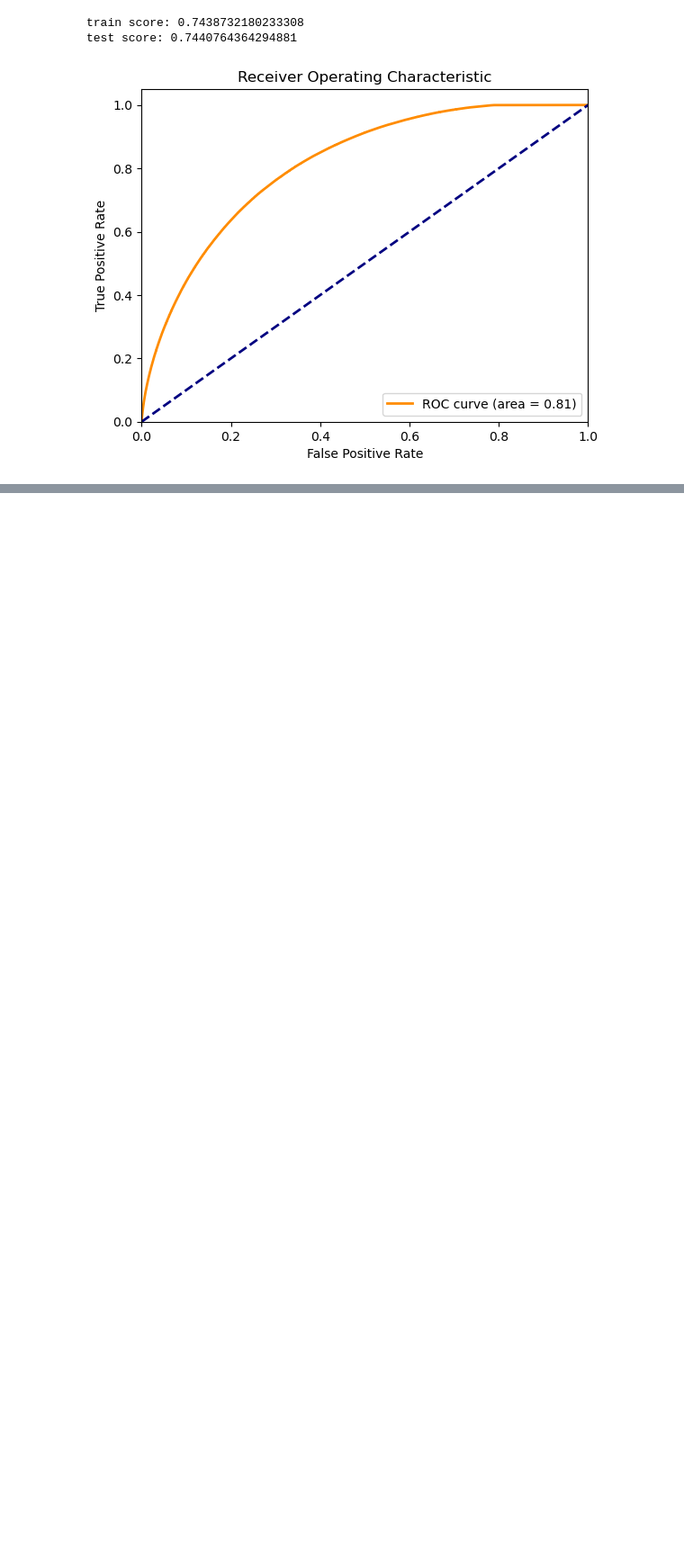
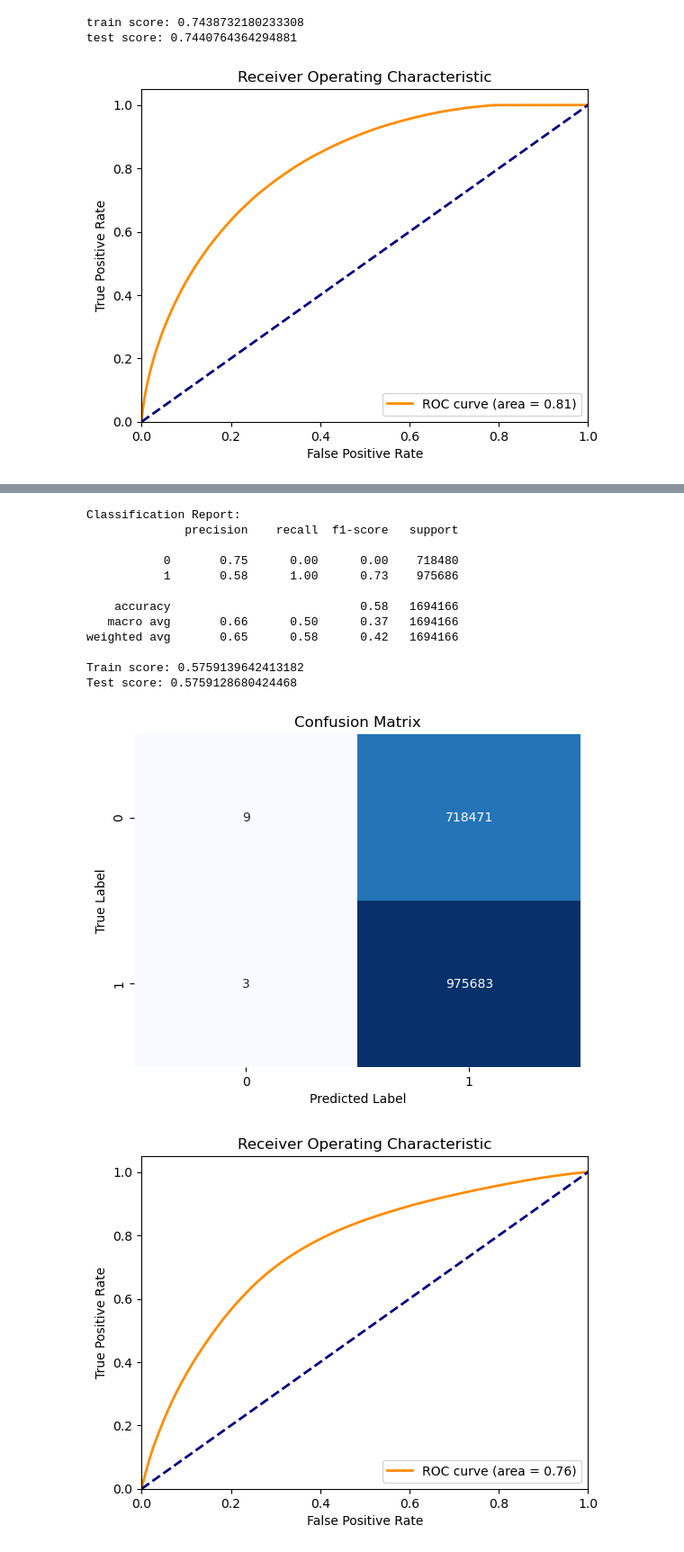
Before and after one commit to musairshad/Instacart-user-analysis, a Jupyter notebook: Instacart Basket Analysis 03.ipynb, the cells around one changed output, grey strips where cells are left out. Shown at 90% size. Drawn from its saved outputs; the diff is of its cells as text; code cells hidden in the pictures; blank space fills up the shorter version.

```diff
--- a/Instacart Basket Analysis.ipynb
+++ b/Instacart Basket Analysis 03.ipynb
@@ -884,0 +1077,19 @@ plt.show()
+# %%
+nb = GaussianNB()
+
+nb_train_acc, nb_test_acc = model_evaluation(nb, X_train, X_test, y_train, y_test)
+# %% [output]
+Classification Report:
+              precision    recall  f1-score   support
+
+           0       0.75      0.00      0.00    718480
+           1       0.58      1.00      0.73    975686
+
+    accuracy                           0.58   1694166
+   macro avg       0.66      0.50      0.37   1694166
+weighted avg       0.65      0.58      0.42   1694166
+
+Train score: 0.5759139642413182
+Test score: 0.5759128680424468
+[figure, added]
+[figure, added]
```
Also changed, not shown: parts of 63 cells of this notebook, 3 other files.
